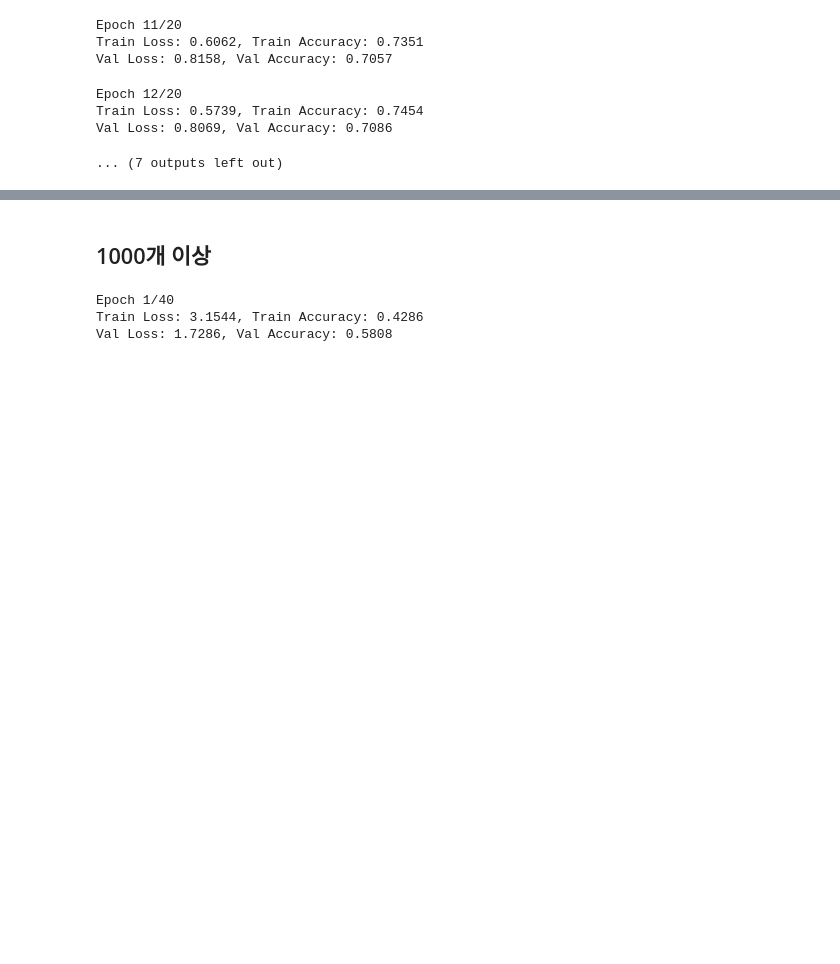
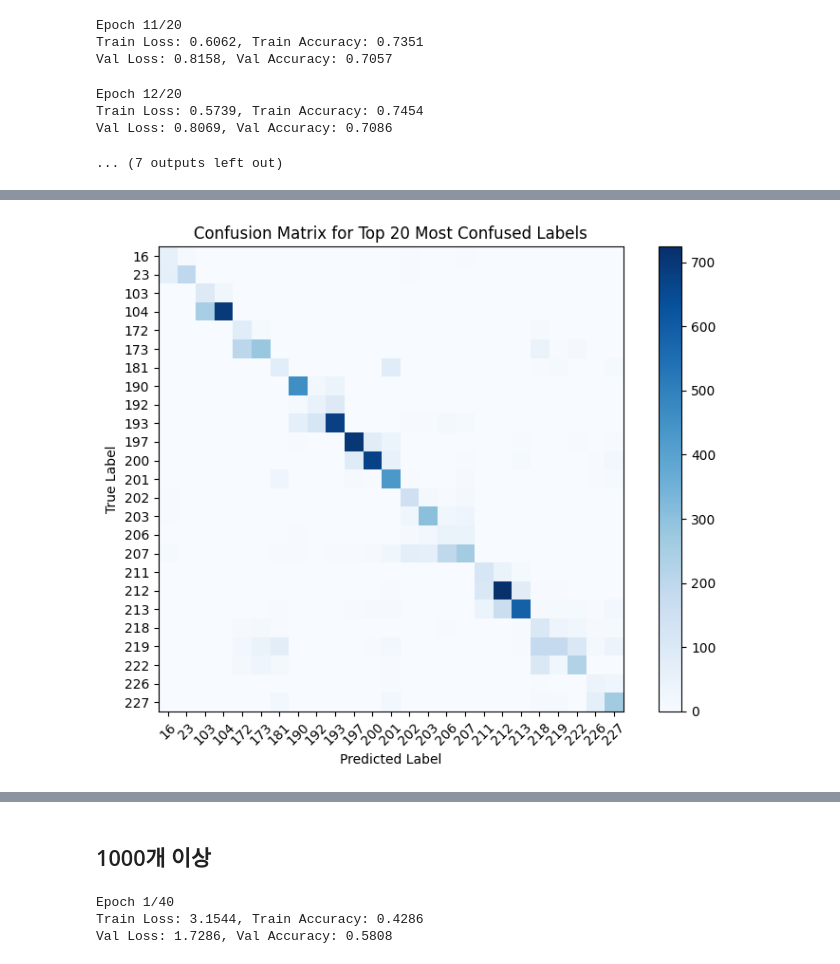
Before and after one commit to yudam-J/KDC-classification-with-BERT, a Jupyter notebook: KDC_classification(KoBERT_최소레코드_25_2_13).ipynb, the cells around one changed output, grey strips where cells are left out. Drawn from its saved outputs; the diff is of its cells as text; code cells hidden in the pictures; blank space fills up the shorter version.

```diff
--- a/KDC_classification(KoBERT_최소레코드_25_2_13).ipynb
+++ b/KDC_classification(KoBERT_최소레코드_25_2_13).ipynb
@@ -1114,0 +1425,47 @@ True: 843.0, Predicted: 843, Count: 160
+# %%
+import numpy as np
+import matplotlib.pyplot as plt
+from sklearn.metrics import confusion_matrix, ConfusionMatrixDisplay
+
+# (1) 이미 구해놓은 error_matrix 와 class_names, test_labels, test_preds 가 있다고 가정
+#     그리고 flat_idxs, top_idxs, row_idx, col_idx 까지 계산된 상태여야 합니다.
+
+# 예시로 다시 계산해보면:
+conf_matrix = confusion_matrix(test_labels, test_preds)
+error_matrix = conf_matrix.copy()
+np.fill_diagonal(error_matrix, 0)
+flat_idxs = np.argsort(error_matrix.flatten())[::-1]
+top_k = 20
+top_idxs = flat_idxs[:top_k]
+row_idx, col_idx = np.unravel_index(top_idxs, error_matrix.shape)
+
+# (2) 관심 있는 라벨 인덱스 집합 생성
+labels_of_interest_idx = sorted(set(row_idx.tolist() + col_idx.tolist()))
+
+# (3) 인덱스를 실제 문자열 라벨로 매핑
+#     class_names[i] 가 i번 인덱스의 문자열 라벨이라고 가정합니다.
+display_labels = [class_names[i] for i in labels_of_interest_idx]
+
+# (4) 부분 confusion matrix 계산 (정수 인덱스 기준)
+sub_cm = confusion_matrix(
+    test_labels,
+    test_preds,
+    labels=labels_of_interest_idx
+)
+
+# (5) 시각화
+fig, ax = plt.subplots(figsize=(8, 6))
+disp = ConfusionMatrixDisplay(confusion_matrix=sub_cm, display_labels=display_labels)
+disp.plot(
+    cmap=plt.cm.Blues,
+    include_values=False,
+    xticks_rotation=45,
+    ax=ax
+)
+plt.title("Confusion Matrix for Top 20 Most Confused Labels")
+plt.xlabel("Predicted Label")
+plt.ylabel("True Label")
+plt.tight_layout()
+plt.show()
+# %% [output]
+[figure, added]
```
Also changed, not shown: parts of 17 cells of this notebook.
